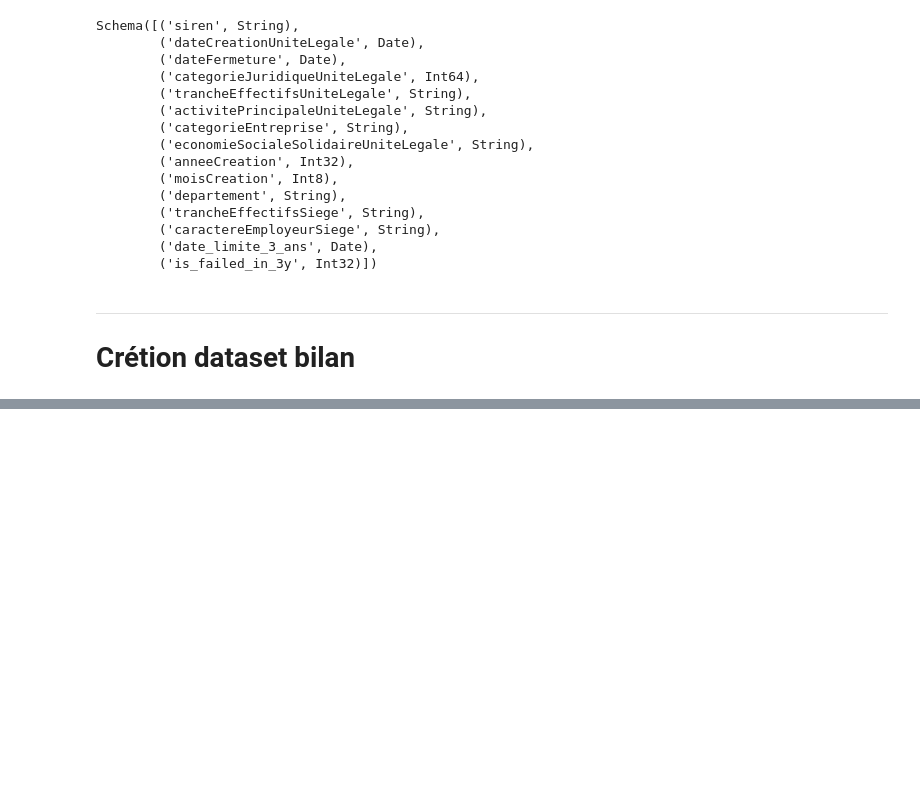
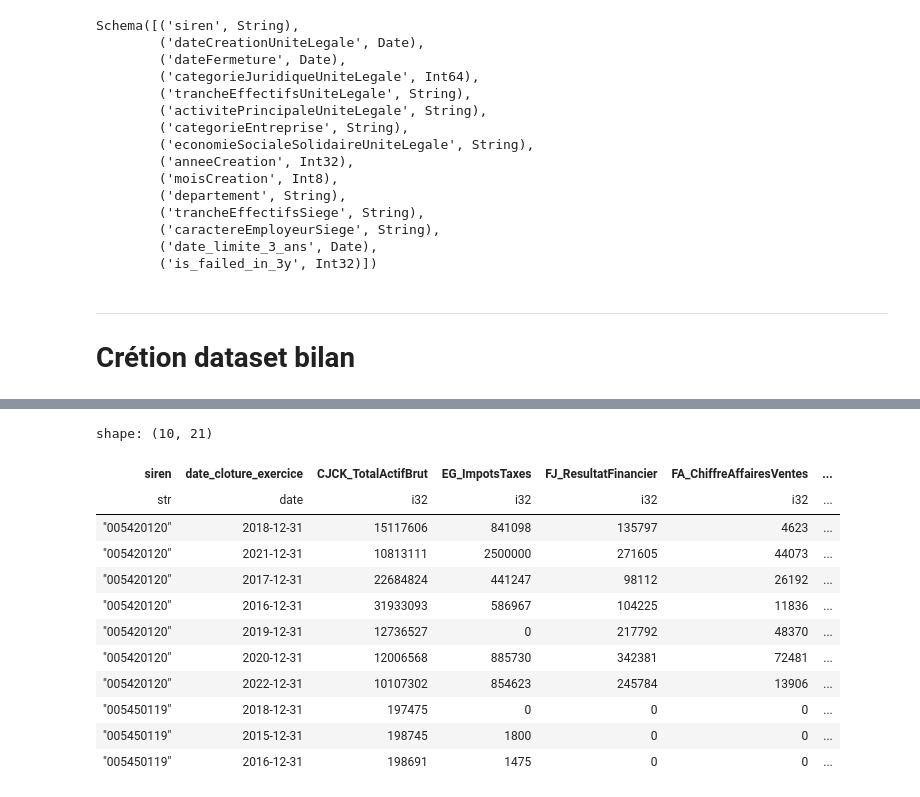
Before and after one commit to ugozchi/AS_Supervised_Learning, a Jupyter notebook: Notebooks/00_Sandbox.ipynb, the cells around one changed output, grey strips where cells are left out. Cells and saved outputs as stored; diff of their text form; code cells hidden in the pictures; blank space fills up the shorter version.

Commit message:
build scipts sirene_bilan et new tests

```diff
--- a/Notebooks/00_Sandbox.ipynb
+++ b/Notebooks/00_Sandbox.ipynb
@@ -317,3 +317,28 @@ Schema([('siren', String),
 ---
 
 # Crétion dataset bilan
+# %%
+import polars as pl
+import pyarrow.parquet as pq
+import sys
+
+filepath = "../Data/processed/sirene_bilan.parquet"
+
+print("--- Début de la lecture 'bypass' ---")
+
+try:
+    print(f"Lecture du fichier via PyArrow : {filepath}")
+    table_arrow = pq.read_table(
+        filepath,
+    )
+
+    print("Conversion de la table PyArrow en DataFrame Polars...")
+    df_bilan = pl.from_arrow(table_arrow)
+
+    print("--- SUCCÈS ! ---\n")
+    print("Le DataFrame est maintenant dans Polars, prêt pour la transformation.")
+    print(df_bilan.head())
+
+except Exception as e:
+    print(f"\n--- ERREUR ---", file=sys.stderr)
+    print(f"Impossible de lire le fichier, même avec PyArrow : {e}", file=sys.stderr)
@@ -319,0 +383,16 @@ Schema([('siren', String),
+# %%
+df_bilan.head(10)
+# %% [output]
+shape: (10, 21)
+| siren | date_cloture_exercice | CJCK_TotalActifBrut | EG_ImpotsTaxes | FJ_ResultatFinancier | FA_ChiffreAffairesVentes | ... |
+| str | date | i32 | i32 | i32 | i32 | ... |
+| "005420120" | 2018-12-31 | 15117606 | 841098 | 135797 | 4623 | ... |
+| "005420120" | 2021-12-31 | 10813111 | 2500000 | 271605 | 44073 | ... |
+| "005420120" | 2017-12-31 | 22684824 | 441247 | 98112 | 26192 | ... |
+| "005420120" | 2016-12-31 | 31933093 | 586967 | 104225 | 11836 | ... |
+| "005420120" | 2019-12-31 | 12736527 | 0 | 217792 | 48370 | ... |
+| "005420120" | 2020-12-31 | 12006568 | 885730 | 342381 | 72481 | ... |
+| "005420120" | 2022-12-31 | 10107302 | 854623 | 245784 | 13906 | ... |
+| "005450119" | 2018-12-31 | 197475 | 0 | 0 | 0 | ... |
+| "005450119" | 2015-12-31 | 198745 | 1800 | 0 | 0 | ... |
+| "005450119" | 2016-12-31 | 198691 | 1475 | 0 | 0 | ... |
```
Also changed, not shown: parts of 7 cells of this notebook, 2 other files.
